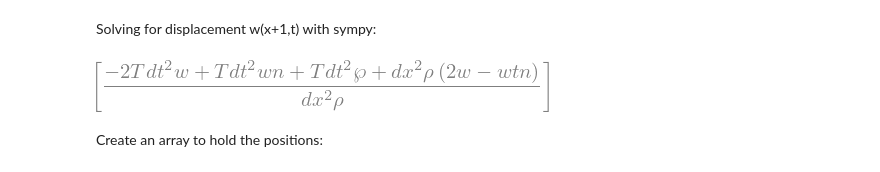
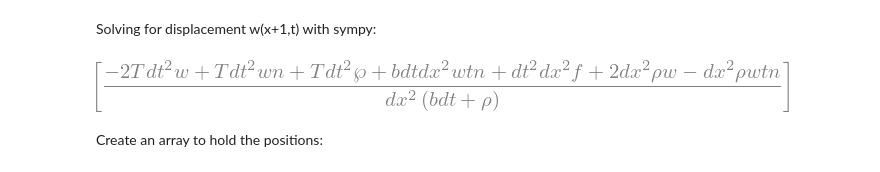
Before and after one commit to NRohrick/physics, a Jupyter notebook: string_dynamics/string.ipynb, the cells around one changed output. Cells and saved outputs as stored; diff of their text form; code cells hidden in the pictures.

```diff
--- a/string_dynamics/string.ipynb
+++ b/string_dynamics/string.ipynb
@@ -59,15 +68,15 @@ smp.init_printing()
 # %%
 wp, w, wn, dt, dx, T, rho, b, f, wtp, wtn = smp.symbols('wp w wn dt dx T rho b f wtp wtn')
 k1 = (wtp-(2*w)+wtn)/(dt**2)
 k2 = (T/rho)*(wp-(2*w)+wn)/(dx**2)
-k3 = 0*(b/rho)*(wtp-wtn)/dt
-k4 = 0*(1/rho)*f
-#eqn = smp.Eq(0,k1 - k2 + k3 - k4)
-eqn = smp.Eq(0,k2-k1)
+k3 = 1*(b/rho)*(wtp-wtn)/dt
+k4 = 1*(1/rho)*f
+eqn = smp.Eq(0,k1 - k2 + k3 - k4)
+#eqn = smp.Eq(0,k2-k1)
 #eqn = smp.Eq(0,k1 - k2)
 (solve(eqn,wtp))
 # %% [output]
-[figure, old version]
+[figure, new version]
 # %% [markdown]
 Create an array to hold the positions:
 # %%
```
Also changed, not shown: parts of 6 cells of this notebook, 39 other files.
